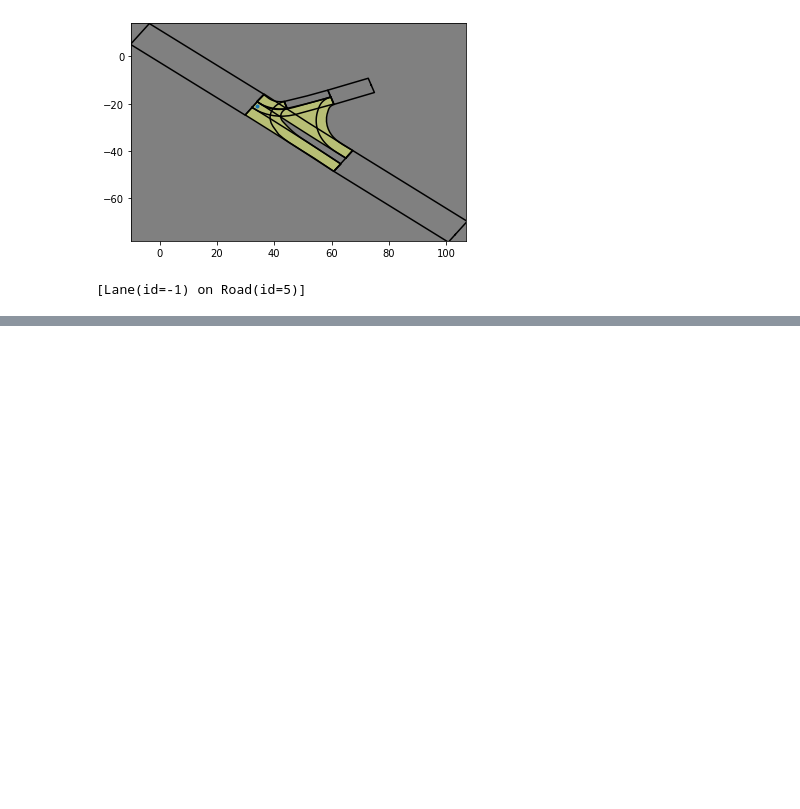
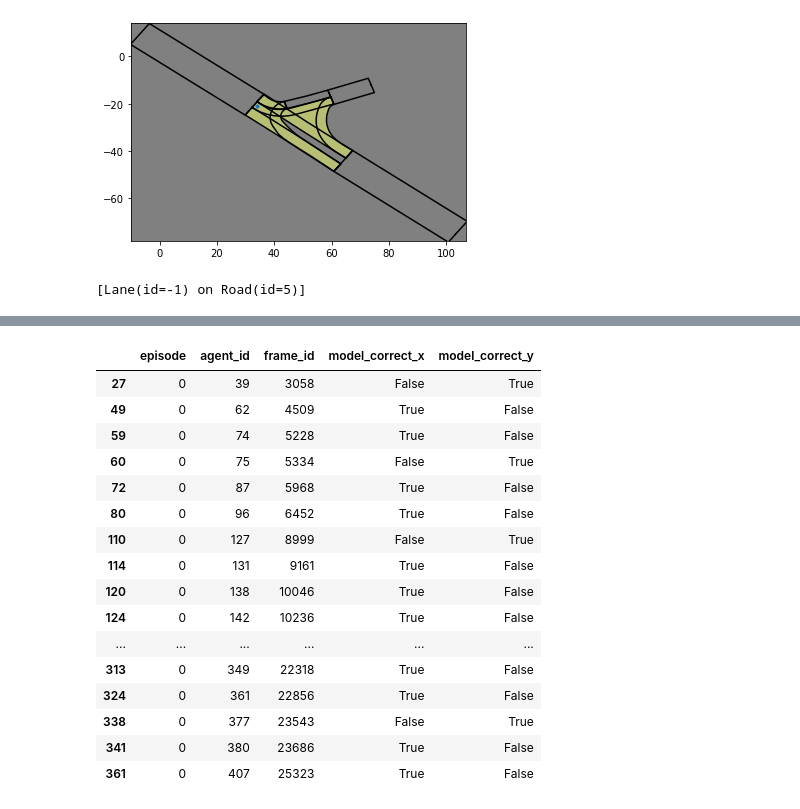
Before and after one commit to uoe-agents/OGRIT, a Jupyter notebook: analysis/notebooks/results_analysis_2022_3_23.ipynb, the cells around one changed output, grey strips where cells are left out. Drawn from its saved outputs; the diff is of its cells as text; code cells hidden in the pictures; blank space fills up the shorter version.

```diff
--- a/analysis/notebooks/results_analysis_2022_3_23.ipynb
+++ b/analysis/notebooks/results_analysis_2022_3_23.ipynb
@@ -31,0 +49,28 @@ scenario.lanes_at(point, max_distance=0.1)
+# %%
+results_01 = results.loc[results.fraction_observed==0.1,
+                         ['episode', 'agent_id', 'frame_id', 'model_correct']]
+# %%
+results_02 = results.loc[results.fraction_observed==0.2,
+                         ['episode', 'agent_id', 'model_correct']]
+# %%
+results_merged = results_01.merge(results_02, on=['episode', 'agent_id'])
+# %%
+results_merged.loc[results_merged.model_correct_x!=results_merged.model_correct_y]
+# %% [output]
+|  | episode | agent_id | frame_id | model_correct_x | model_correct_y |
+| 27 | 0 | 39 | 3058 | False | True |
+| 49 | 0 | 62 | 4509 | True | False |
+| 59 | 0 | 74 | 5228 | True | False |
+| 60 | 0 | 75 | 5334 | False | True |
+| 72 | 0 | 87 | 5968 | True | False |
+| 80 | 0 | 96 | 6452 | True | False |
+| 110 | 0 | 127 | 8999 | False | True |
+| 114 | 0 | 131 | 9161 | True | False |
+| 120 | 0 | 138 | 10046 | True | False |
+| 124 | 0 | 142 | 10236 | True | False |
+| ... | ... | ... | ... | ... | ... |
+| 313 | 0 | 349 | 22318 | True | False |
+| 324 | 0 | 361 | 22856 | True | False |
+| 338 | 0 | 377 | 23543 | False | True |
+| 341 | 0 | 380 | 23686 | True | False |
+| 361 | 0 | 407 | 25323 | True | False |
```
Also changed, not shown: parts of 2 cells of this notebook, 1 other file.
